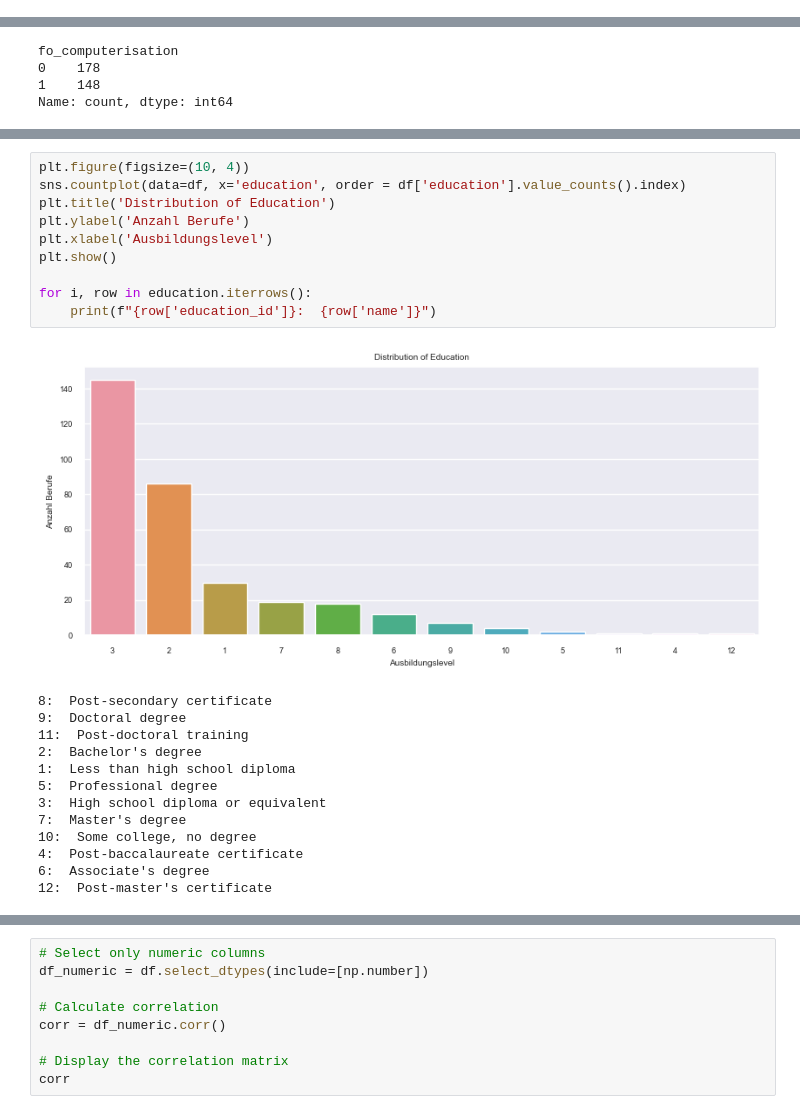
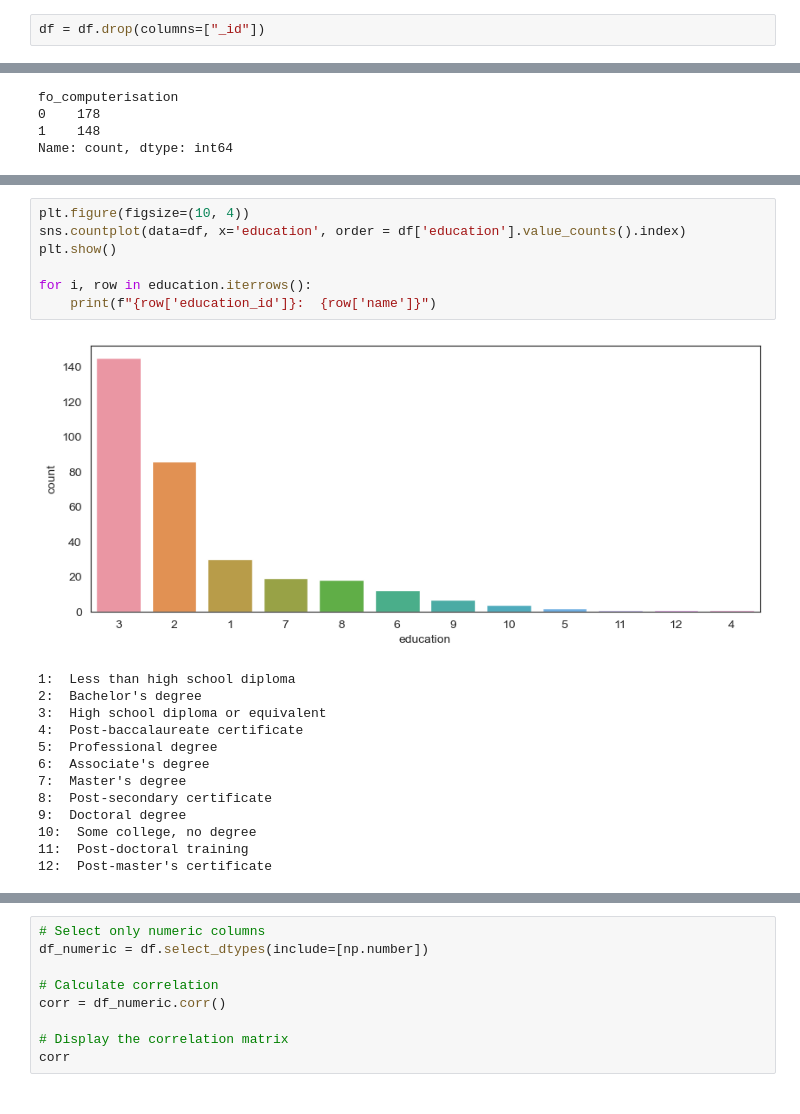
Before and after one commit to joergjan/bachelorarbeit, a Jupyter notebook: 05_fo_eda.ipynb, the cells around one changed output, grey strips where cells are left out. Saved outputs shown, nothing was run; the diff lists cells and outputs as text.

```diff
--- a/05_fo_eda.ipynb
+++ b/05_fo_eda.ipynb
@@ -45,3 +48,5 @@ df.head(2)
 2 rows × 95 columns
+# %%
+df = df.drop(columns=["_id"])
 # %%
 # drop columns
@@ -132,24 +136,21 @@ Zone 5:  Some of these occupations may require a high school diploma or GED cert
 # %%
 plt.figure(figsize=(10, 4))
 sns.countplot(data=df, x='education', order = df['education'].value_counts().index)
-plt.title('Distribution of Education')
-plt.ylabel('Anzahl Berufe')
-plt.xlabel('Ausbildungslevel')
 plt.show()
 
 for i, row in education.iterrows():
     print(f"{row['education_id']}:  {row['name']}")
 # %% [output]
-[figure, old version]
+[figure, new version]
+1:  Less than high school diploma
+2:  Bachelor's degree
+3:  High school diploma or equivalent
+4:  Post-baccalaureate certificate
+5:  Professional degree
+6:  Associate's degree
+7:  Master's degree
 8:  Post-secondary certificate
 9:  Doctoral degree
+10:  Some college, no degree
 11:  Post-doctoral training
-2:  Bachelor's degree
-1:  Less than high school diploma
-5:  Professional degree
-3:  High school diploma or equivalent
-7:  Master's degree
-10:  Some college, no degree
-4:  Post-baccalaureate certificate
-6:  Associate's degree
 12:  Post-master's certificate
```
Also changed, not shown: parts of 37 cells of this notebook, 3 other files.
